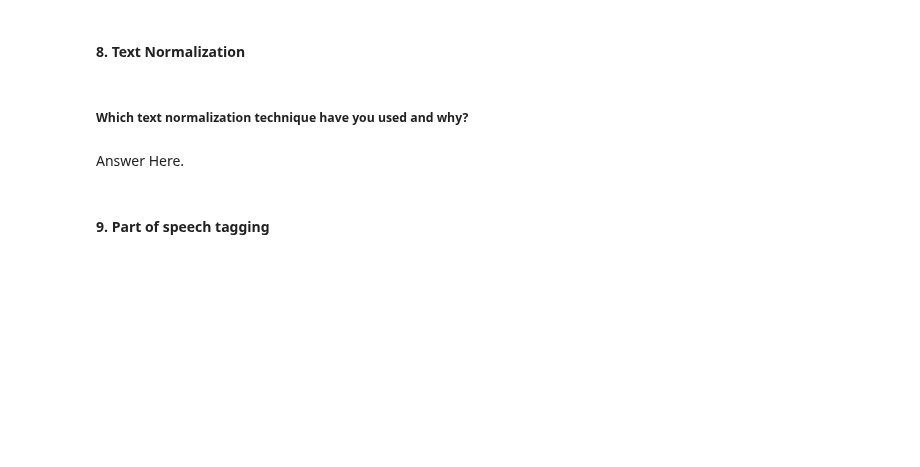
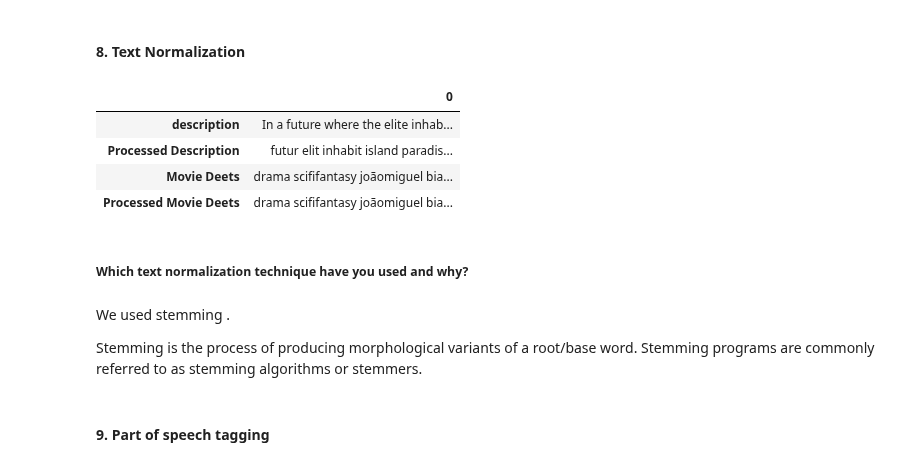
Before and after one commit to Shashank251225/NETFLIX-MOVIES-AND-TV-SHOWS-CLUSTERING, a Jupyter notebook: NETFLIX_MOVIES_AND_TV_SHOWS_CLUSTERING.ipynb, the cells around one changed output. Cells and saved outputs as stored; diff of their text form; code cells hidden in the pictures; blank space fills up the shorter version.

```diff
--- a/NETFLIX_MOVIES_AND_TV_SHOWS_CLUSTERING.ipynb
+++ b/NETFLIX_MOVIES_AND_TV_SHOWS_CLUSTERING.ipynb
@@ -1169,2 +1339,9 @@ Answer Here.
+# %%
+def tokenizer(txt):
+  tokens = word_tokenize(txt)
+
+  return tokens
+df['Processed Description'] = df['description'].apply(tokenizer)
+df['Processed Movie Deets'] = df['Movie Deets'].apply(tokenizer)
 # %% [markdown]
 #### 1. Expand Contraction
@@ -1199,2 +1396,10 @@ Answer Here.
+# %%
+# Tokenization
+def tokenizer(txt):
+  tokens = word_tokenize(txt)
+
+  return tokens
+df['Processed Description'] = df['description'].apply(tokenizer)
+df['Processed Movie Deets'] = df['Movie Deets'].apply(tokenizer)
 # %% [markdown]
 #### 8. Text Normalization
@@ -1202,0 +1406,12 @@ Answer Here.
+# %%
+# Normalizing Text (i.e., Stemming, Lemmatization etc.)
+ps = PorterStemmer()
+
+def stem_text(text):
+  stemmed = []
+  for word in text:
+    stemmed.append(ps.stem(word))
+  return stemmed
+
+
+df['Processed Description'] = df['Processed Description'] .apply(lambda x : stem_text(x))
@@ -1203,7 +1431,17 @@ Answer Here.
+# %%
+df.loc[:,['description','Processed Description','Movie Deets',	'Processed Movie Deets']].head(1).T
+# %% [output]
+|  | 0 |
+| description | In a future where the elite inhab... |
+| Processed Description | futur elit inhabit island paradis... |
+| Movie Deets | drama scififantasy joãomiguel bia... |
+| Processed Movie Deets | drama scififantasy joãomiguel bia... |
 # %% [markdown]
 ##### Which text normalization technique have you used and why?
-# %% [markdown]
-Answer Here.
+# %% [markdown]
+We used stemming .
+
+Stemming is the process of producing morphological variants of a root/base word. Stemming programs are commonly referred to as stemming algorithms or stemmers.
 # %% [markdown]
 #### 9. Part of speech tagging
 # %%
```
Also changed, not shown: parts of 46 cells of this notebook.
